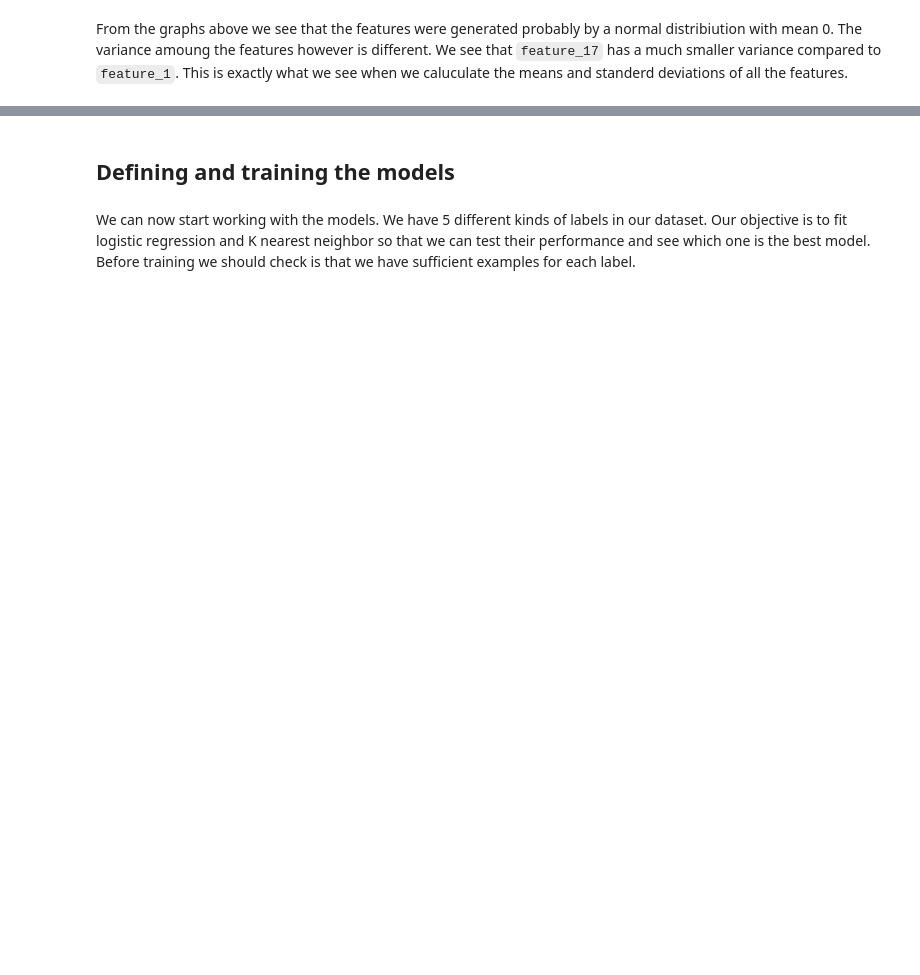
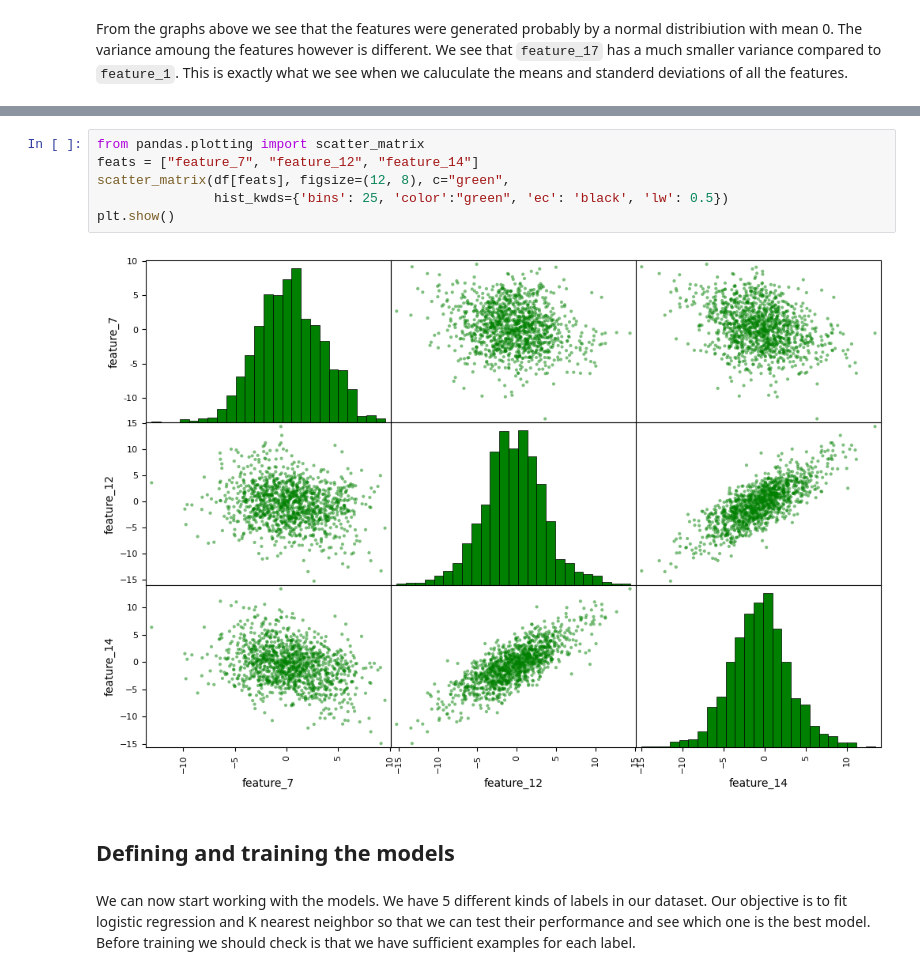
Before and after one commit to MattiaBarbiere/ML-project, a Jupyter notebook: project.ipynb, the cells around one changed output, grey strips where cells are left out. Saved outputs shown, nothing was run; the diff lists cells and outputs as text; blank space fills up the shorter version.

```diff
--- a/project.ipynb
+++ b/project.ipynb
@@ -101,3 +96,11 @@ dtype: float64
+# %%
+from pandas.plotting import scatter_matrix
+feats = ["feature_7", "feature_12", "feature_14"]
+scatter_matrix(df[feats], figsize=(12, 8), c="green",
+               hist_kwds={'bins': 25, 'color':"green", 'ec': 'black', 'lw': 0.5})
+plt.show()
+# %% [output]
+[figure, added]
 # %% [markdown]
 ## Defining and training the models
 # %% [markdown]
```
Also changed, not shown: parts of 20 cells of this notebook.
